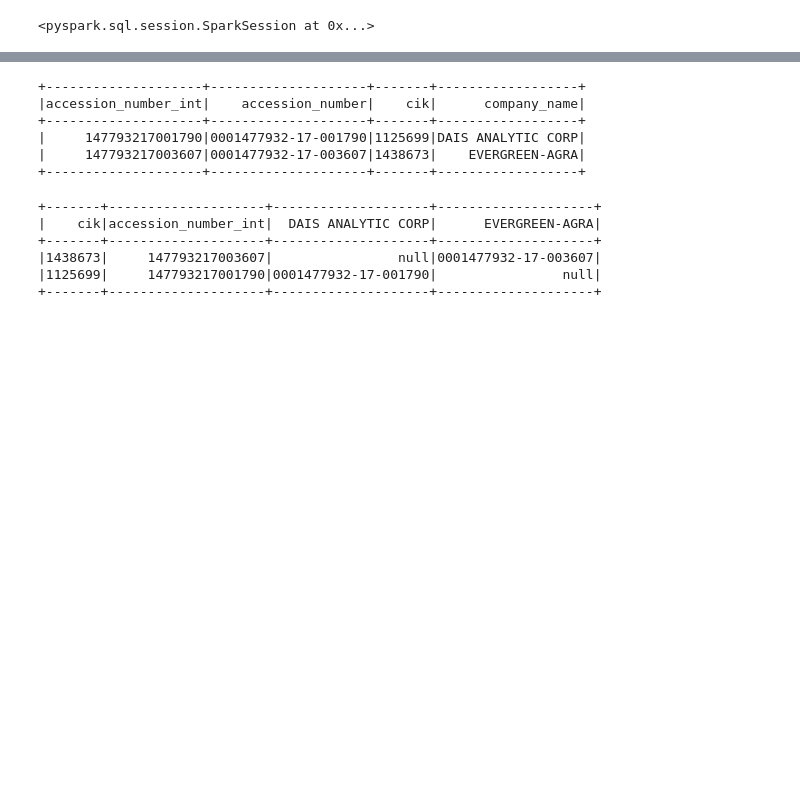
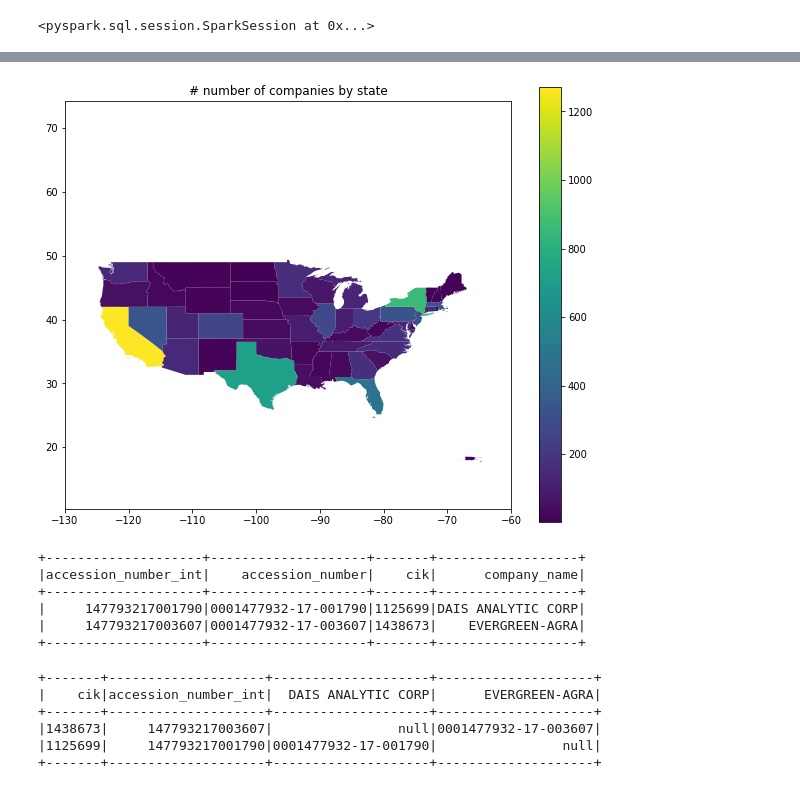
Before and after one commit to ireneyunfei/SEC-FINC, a Jupyter notebook: yunfei_exploration.ipynb, the cells around one changed output, grey strips where cells are left out. Cells and saved outputs as stored; diff of their text form; code cells hidden in the pictures; blank space fills up the shorter version.

```diff
--- a/yunfei_exploration.ipynb
+++ b/yunfei_exploration.ipynb
@@ -44,0 +111,9 @@ df1.createOrReplaceTempView('company_submission')
+# %%
+## number of companies by state
+nofcor = spark.sql('''
+    SELECT a.mailing_address_state as STUSPS,count(distinct a.company_name) as cnt
+    FROM company_submission as a
+    group by a.mailing_address_state
+    order by cnt DESC
+''')
+nofcor.show()
@@ -44,0 +141,2 @@ df1.createOrReplaceTempView('company_submission')
+# %%
+geo_df = GeoDataFrame.from_file('s3://sec-finc/shapefile/')
@@ -44,0 +158,5 @@ df1.createOrReplaceTempView('company_submission')
+# %%
+nofcor = nofcor.toPandas()
+# %%
+shape_df = geo_df.merge(nofcor, on='STUSPS',how ='inner')
+shape_df.head()
@@ -45,3 +170,10 @@ df1.createOrReplaceTempView('company_submission')
+# %%
+shape_df.plot(column='cnt',figsize=[10,8],legend = True)
+plt.title('# number of companies by state')
+plt.xlim(-130, -60)
+plt.show()
+# %% [output]
+[figure, added]
 # %%
 tbp = spark.sql('''
     SELECT accession_number_int,accession_number,cik,company_name
```
Also changed, not shown: parts of 16 cells of this notebook.
